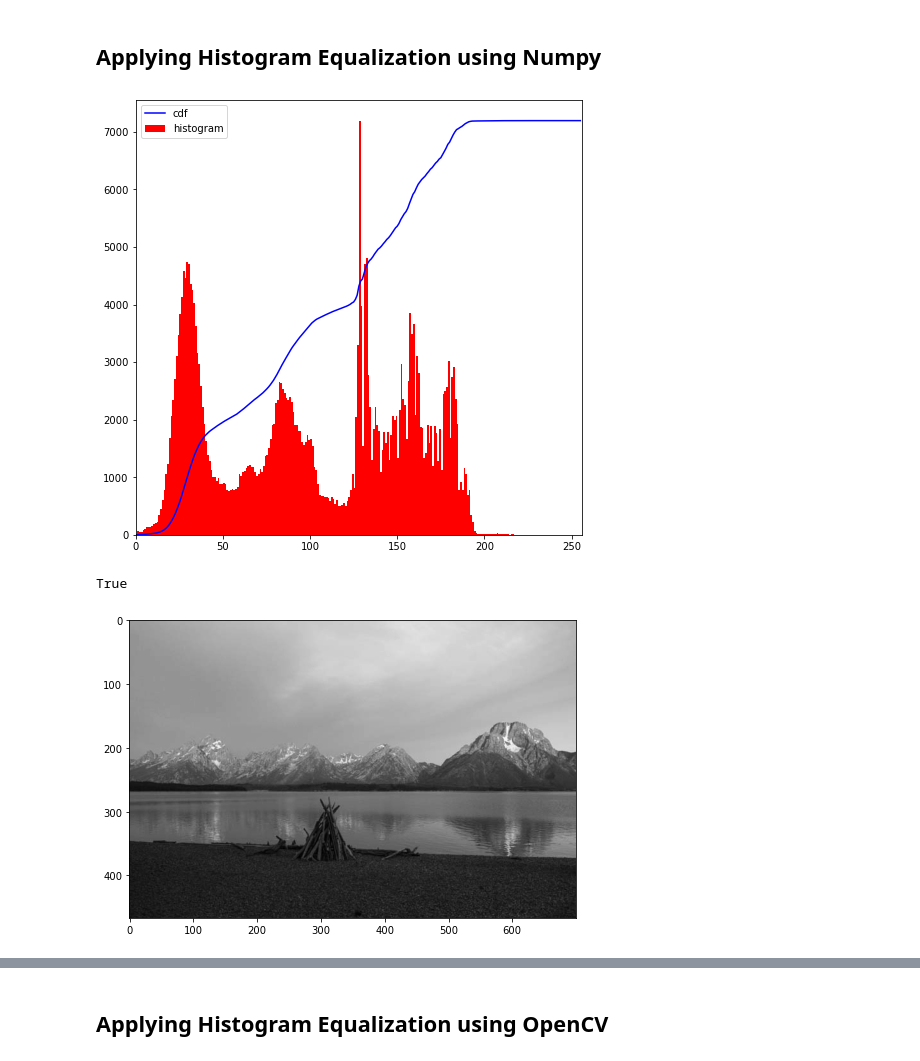
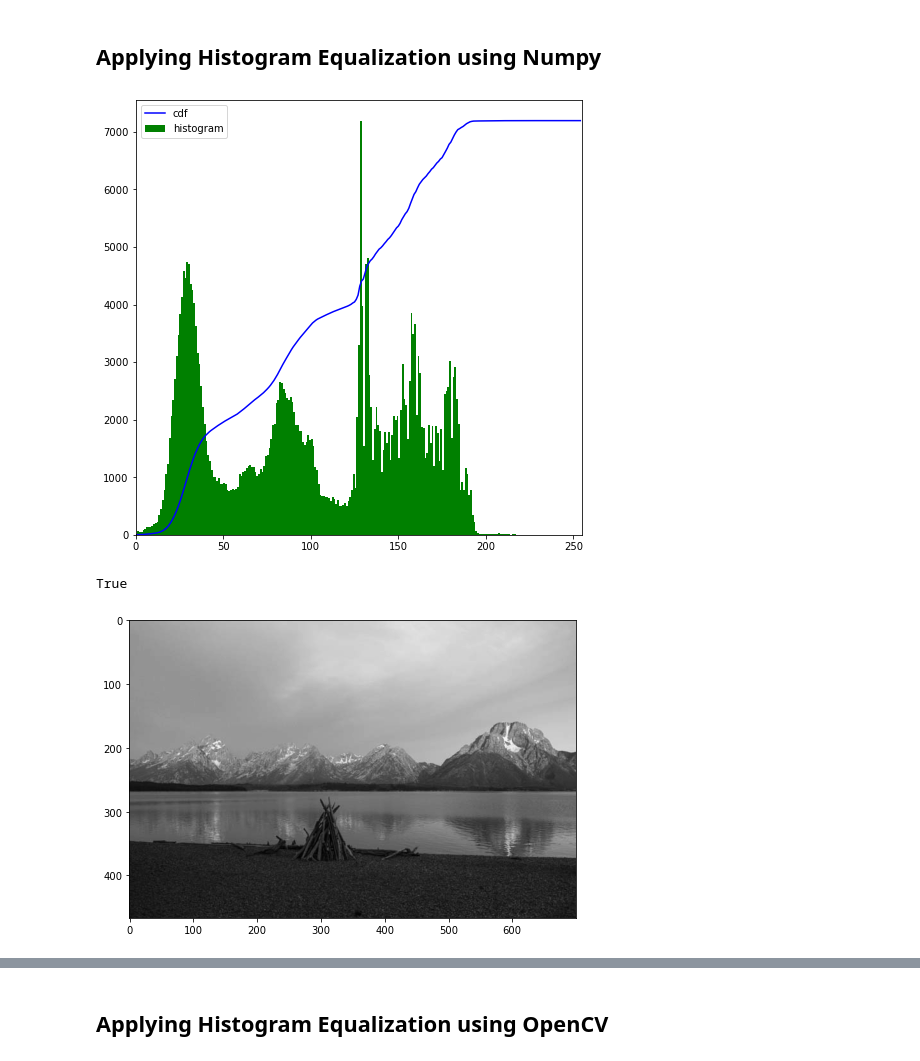
Before and after one commit to rjPajaro/Pattern-Recognition-Projects, a Jupyter notebook: CLAHE/CLAHE_demo.ipynb, the cells around one changed output, grey strips where cells are left out. Saved outputs shown, nothing was run; the diff lists cells and outputs as text; code cells hidden in the pictures.

```diff
--- a/CLAHE/CLAHE_demo.ipynb
+++ b/CLAHE/CLAHE_demo.ipynb
@@ -23,25 +23,28 @@ plt.show()
 # %%
 import numpy as np
 import cv2 as cv
 
 img = cv.imread('sample.jpg')
 img = cv.cvtColor(img, cv.COLOR_BGR2GRAY) #converting image to grayscale
-hist,bins = np.histogram(img.flatten(),256,[0,256])
+hist,bins = np.histogram(img.flatten(),255,[0,255])
 
-#cdf = cumulative distribution function - describes the probability that a random variable X wit ha given probability distribution will be found at a value less than or equal to x.
 cdf = hist.cumsum()
 cdf_normalized = cdf * float(hist.max()) / cdf.max()
 
 plt.rcParams["figure.figsize"] = (8,8)
 plt.plot(cdf_normalized, color='b')
-plt.hist(img.flatten(),256,[0,256],color='r')
-plt.xlim([0,256])
+plt.hist(img.flatten(),255,[0,255],color='g')
+plt.xlim([0,255])
 plt.legend(('cdf','histogram'),loc='upper left')
 plt.show()
 plt.imshow(img, cmap='gray')
 
 cv.imwrite('gray_samp.jpg',img) #saves grayscaled image
+
+# blue line is the cumulative sum
+# x = black-white tone of the pixels (0-255)
+# y = total number of pixels in each tone
 # %% [output]
-[figure, old version]
+[figure, new version]
 True
 [figure]
```
Also changed, not shown: parts of 8 cells of this notebook, 3 other files.
